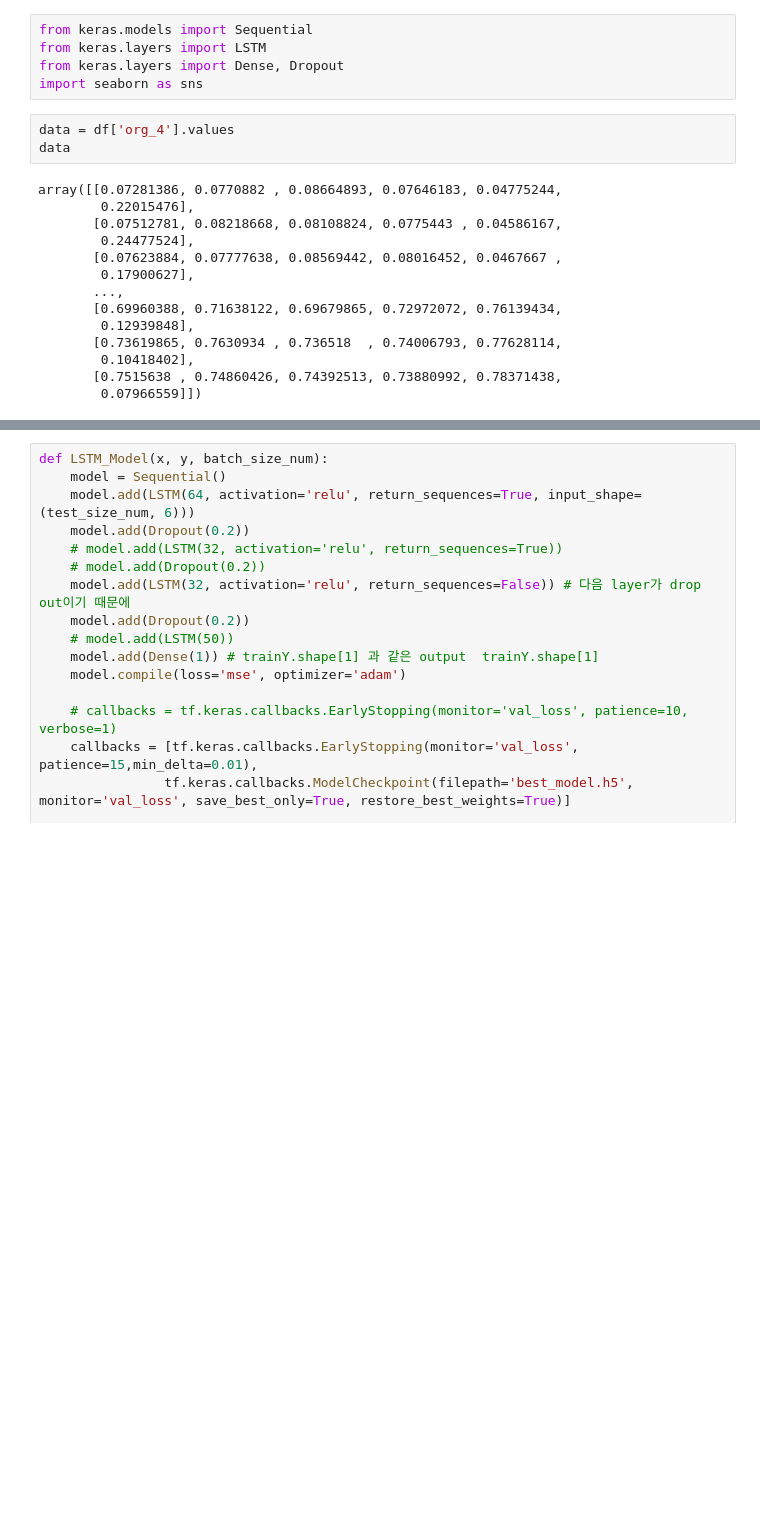
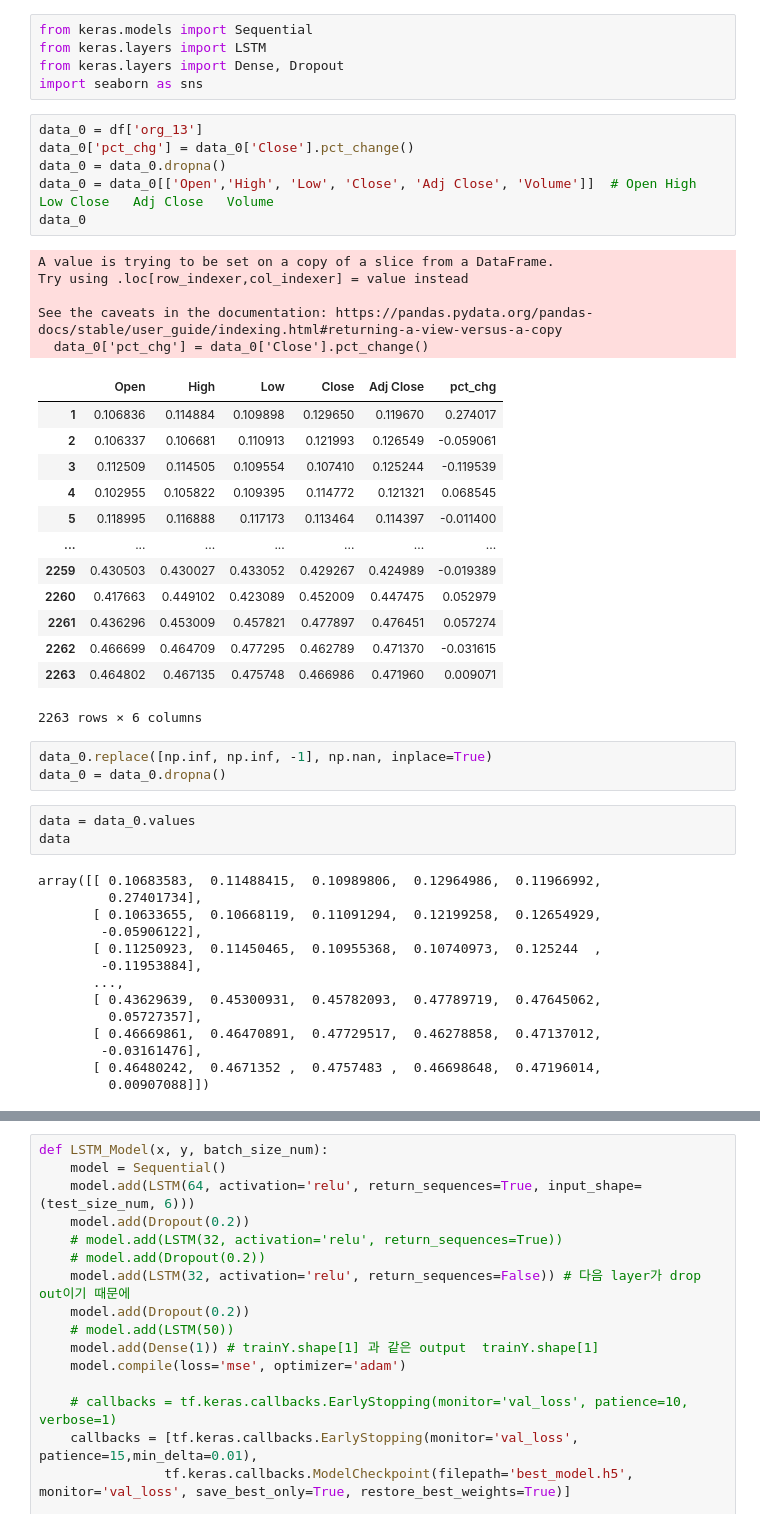
Before and after one commit to cylanokim/Data_Analysis, a Jupyter notebook: Kaggle_analysis/multivariate_LSTM.ipynb, the cells around one changed output, grey strips where cells are left out. Cells and saved outputs as stored; diff of their text form; blank space fills up the shorter version.

```diff
--- a/Kaggle_analysis/multivariate_LSTM.ipynb
+++ b/Kaggle_analysis/multivariate_LSTM.ipynb
@@ -77,21 +77,49 @@ from keras.models import Sequential
 from keras.layers import LSTM
 from keras.layers import Dense, Dropout
 import seaborn as sns
+# %%
+data_0 = df['org_13']
+data_0['pct_chg'] = data_0['Close'].pct_change()
+data_0 = data_0.dropna()
+data_0 = data_0[['Open','High', 'Low', 'Close', 'Adj Close', 'Volume']]  # Open High	Low	Close	Adj Close	Volume
+data_0
+# %% [output]
+A value is trying to be set on a copy of a slice from a DataFrame.
+Try using .loc[row_indexer,col_indexer] = value instead
+
+See the caveats in the documentation: https://pandas.pydata.org/pandas-docs/stable/user_guide/indexing.html#returning-a-view-versus-a-copy
+  data_0['pct_chg'] = data_0['Close'].pct_change()
+|  | Open | High | Low | Close | Adj Close | pct_chg |
+| 1 | 0.106836 | 0.114884 | 0.109898 | 0.129650 | 0.119670 | 0.274017 |
+| 2 | 0.106337 | 0.106681 | 0.110913 | 0.121993 | 0.126549 | -0.059061 |
+| 3 | 0.112509 | 0.114505 | 0.109554 | 0.107410 | 0.125244 | -0.119539 |
+| 4 | 0.102955 | 0.105822 | 0.109395 | 0.114772 | 0.121321 | 0.068545 |
+| 5 | 0.118995 | 0.116888 | 0.117173 | 0.113464 | 0.114397 | -0.011400 |
+| ... | ... | ... | ... | ... | ... | ... |
+| 2259 | 0.430503 | 0.430027 | 0.433052 | 0.429267 | 0.424989 | -0.019389 |
+| 2260 | 0.417663 | 0.449102 | 0.423089 | 0.452009 | 0.447475 | 0.052979 |
+| 2261 | 0.436296 | 0.453009 | 0.457821 | 0.477897 | 0.476451 | 0.057274 |
+| 2262 | 0.466699 | 0.464709 | 0.477295 | 0.462789 | 0.471370 | -0.031615 |
+| 2263 | 0.464802 | 0.467135 | 0.475748 | 0.466986 | 0.471960 | 0.009071 |
+2263 rows × 6 columns
+# %%
+data_0.replace([np.inf, np.inf, -1], np.nan, inplace=True)
+data_0 = data_0.dropna()
 # %%
-data = df['org_4'].values
+data = data_0.values
 data
 # %% [output]
-array([[0.07281386, 0.0770882 , 0.08664893, 0.07646183, 0.04775244,
-        0.22015476],
-       [0.07512781, 0.08218668, 0.08108824, 0.0775443 , 0.04586167,
-        0.24477524],
-       [0.07623884, 0.07777638, 0.08569442, 0.08016452, 0.0467667 ,
-        0.17900627],
+array([[ 0.10683583,  0.11488415,  0.10989806,  0.12964986,  0.11966992,
+         0.27401734],
+       [ 0.10633655,  0.10668119,  0.11091294,  0.12199258,  0.12654929,
+        -0.05906122],
+       [ 0.11250923,  0.11450465,  0.10955368,  0.10740973,  0.125244  ,
+        -0.11953884],
        ...,
-       [0.69960388, 0.71638122, 0.69679865, 0.72972072, 0.76139434,
-        0.12939848],
-       [0.73619865, 0.7630934 , 0.736518  , 0.74006793, 0.77628114,
-        0.10418402],
-       [0.7515638 , 0.74860426, 0.74392513, 0.73880992, 0.78371438,
-        0.07966559]])
+       [ 0.43629639,  0.45300931,  0.45782093,  0.47789719,  0.47645062,
+         0.05727357],
+       [ 0.46669861,  0.46470891,  0.47729517,  0.46278858,  0.47137012,
+        -0.03161476],
+       [ 0.46480242,  0.4671352 ,  0.4757483 ,  0.46698648,  0.47196014,
+         0.00907088]])
 # %%
```
Also changed, not shown: parts of 10 cells of this notebook.
